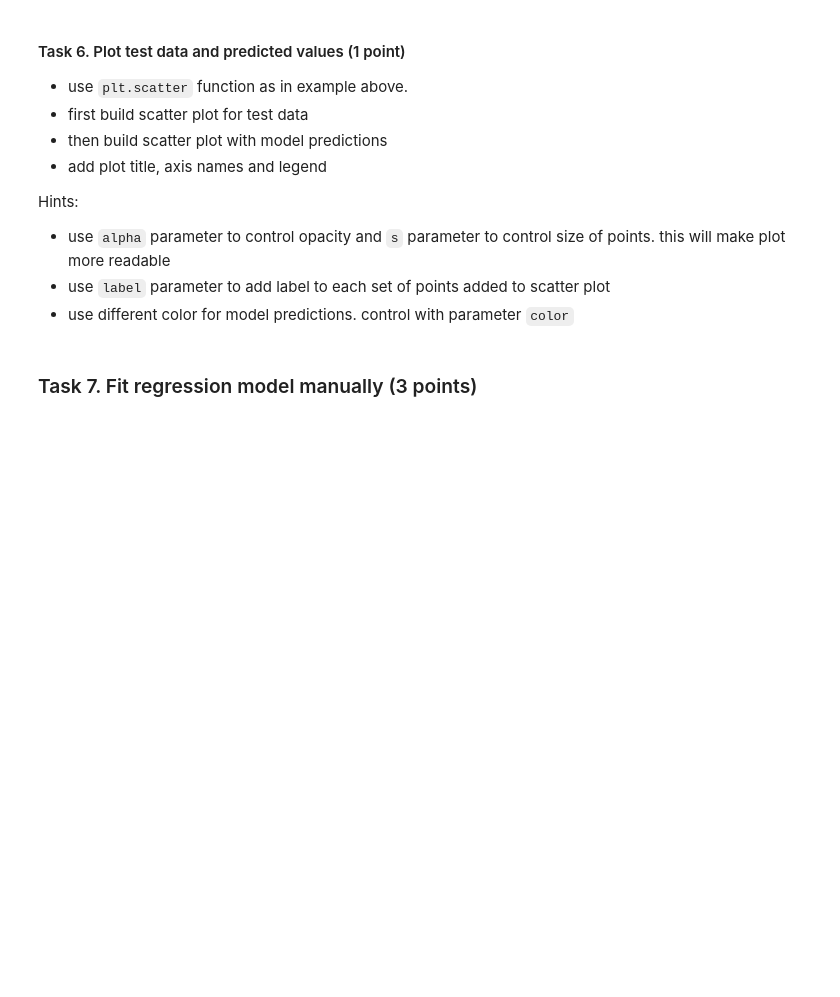
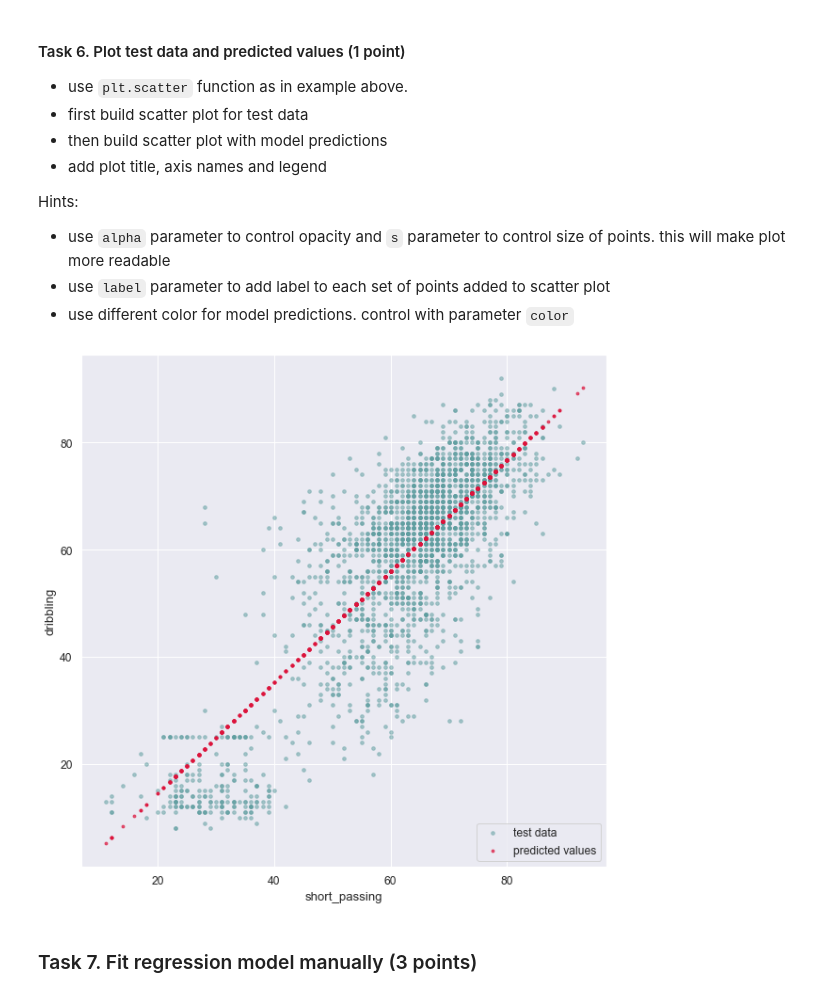
Before and after one commit to kastrubait/ml-intro-2022Q1, a Jupyter notebook: task-3_linear_regression.ipynb, the cells around one changed output. Drawn from its saved outputs; the diff is of its cells as text; code cells hidden in the pictures; blank space fills up the shorter version.

Commit message:
Plot test data and predicted values

```diff
--- a/task-3_linear_regression.ipynb
+++ b/task-3_linear_regression.ipynb
@@ -640,10 +650,17 @@ Hints:
 * use `label` parameter to add label to each set of points added to scatter plot
 * use different color for model predictions. control with parameter `color`
 # %%
-# # your code here
-# plt.scatter(...)
-# plt.scatter(...)
-# plt.legend(...);  # adds legend to a plot
+# your code here
+
+plt.figure(figsize=(10, 10))
+plt.scatter(x=x_test, y=y_test, alpha=0.5, s=13, c='#5F9EA0');
+plt.xlabel('short_passing');
+plt.ylabel('dribbling');
+
+plt.scatter(x=x_test, y=model_preds, alpha=0.7, s=8, c='#DC143C')
+plt.legend(['test data', 'predicted values'], ncol = 1 , loc = 'lower right');  # adds legend to a plot
+# %% [output]
+[figure, added]
 # %% [markdown]
 ### Task 7.  Fit regression model manually (3 points)
 # %% [markdown]
```
Also changed, not shown: parts of 11 cells of this notebook.
